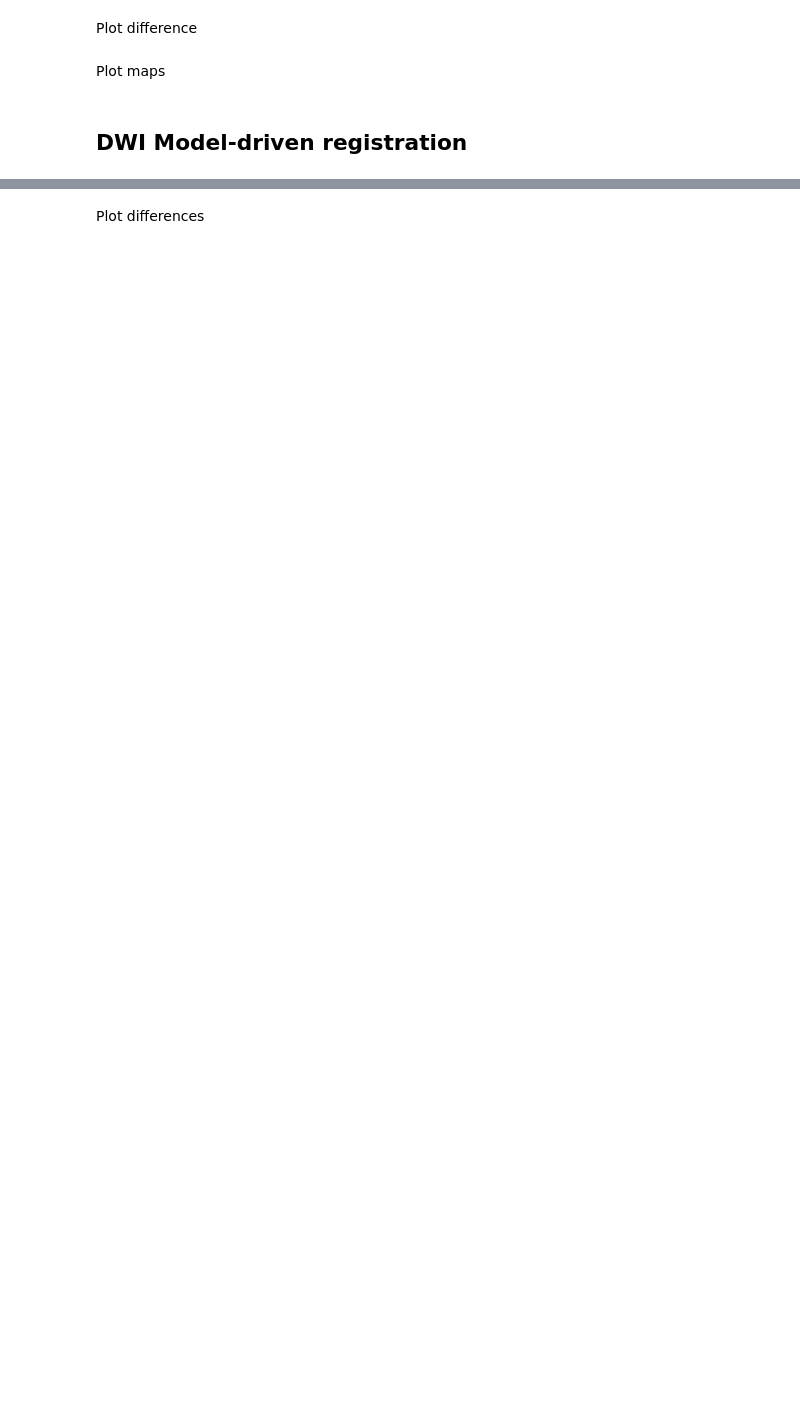
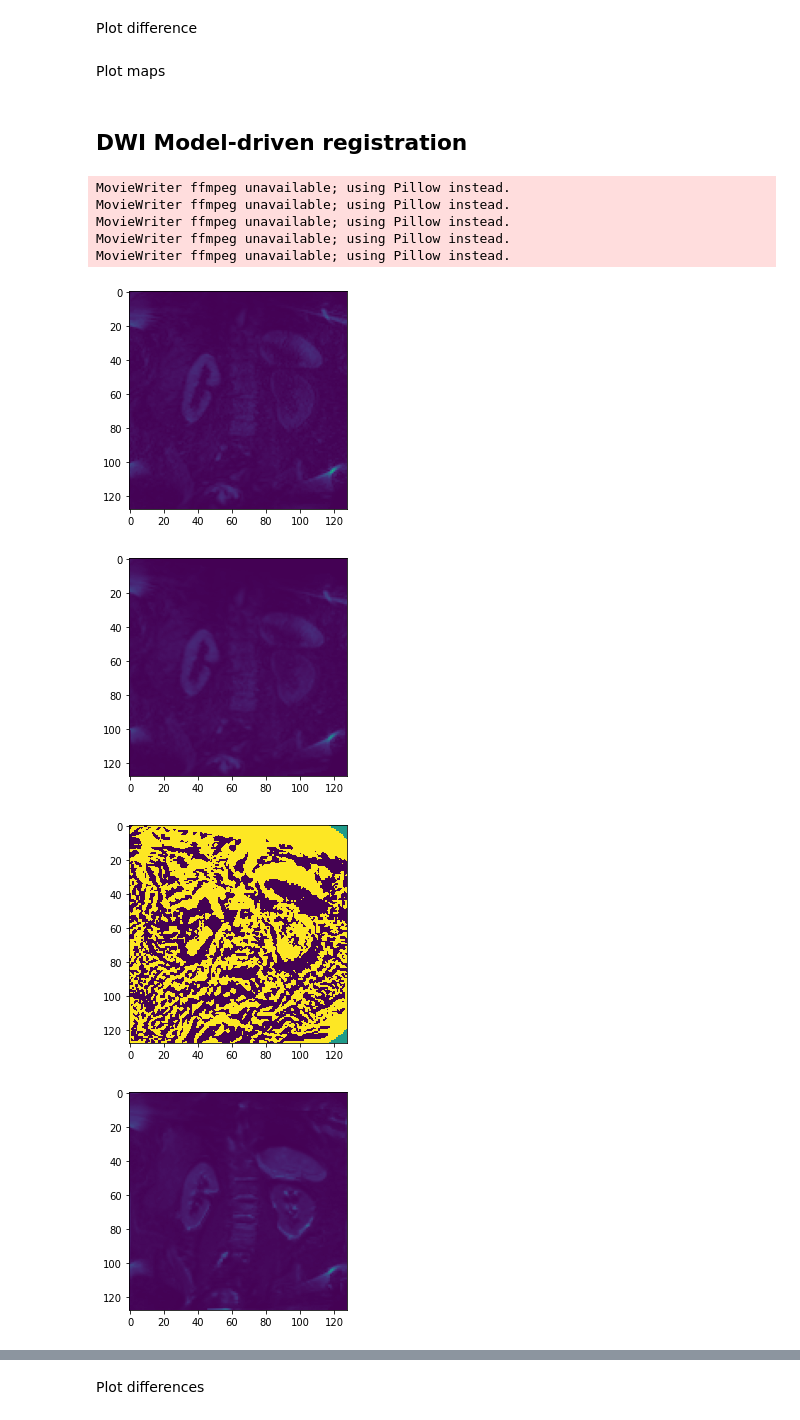
Before and after one commit to UKRIN-MAPS/ukat, a Jupyter notebook: tutorials/motion_correction.ipynb, the cells around one changed output, grey strips where cells are left out. Saved outputs shown, nothing was run; the diff lists cells and outputs as text; code cells hidden in the pictures; blank space fills up the shorter version.

```diff
--- a/tutorials/motion_correction.ipynb
+++ b/tutorials/motion_correction.ipynb
@@ -137,6 +151,17 @@ dwi_registration = MotionCorrection(pixel_array, affine_dwi, 'DWI_Moco', list_in
 # %%
 # Get the DWI coregistered pixel_array and the array with the difference between the original and the motion corrected
 dwi_moco_array = dwi_registration.get_coregistered()
 dwi_moco_diff_array = dwi_registration.get_diff_orig_coreg()
 # Save motion corrected diffusion sequence to NIfTI
-dwi_registration.to_nifti(output_directory=OUTPUT_DIR, base_file_name='DWI_motion_corrected', maps=['original', 'coregistered', 'difference', 'fitted', 'deformation_field', 'params'])
+dwi_registration.to_nifti(output_directory=OUTPUT_DIR, base_file_name='DWI_motion_corrected', maps=['original', 'coregistered', 'difference', 'mask', 'fitted', 'deformation_field', 'parameters'])
+dwi_registration.to_gif(output_directory=OUTPUT_DIR, base_file_name='DWI_motion_corrected', maps=['original', 'coregistered', 'difference', 'fitted', 'deformation_field'])
+# %% [output]
+MovieWriter ffmpeg unavailable; using Pillow instead.
+MovieWriter ffmpeg unavailable; using Pillow instead.
+MovieWriter ffmpeg unavailable; using Pillow instead.
+MovieWriter ffmpeg unavailable; using Pillow instead.
+MovieWriter ffmpeg unavailable; using Pillow instead.
+[figure, added]
+[figure, added]
+[figure, added]
+[figure, added]
```
Also changed, not shown: parts of 7 cells of this notebook, 5 other files.
